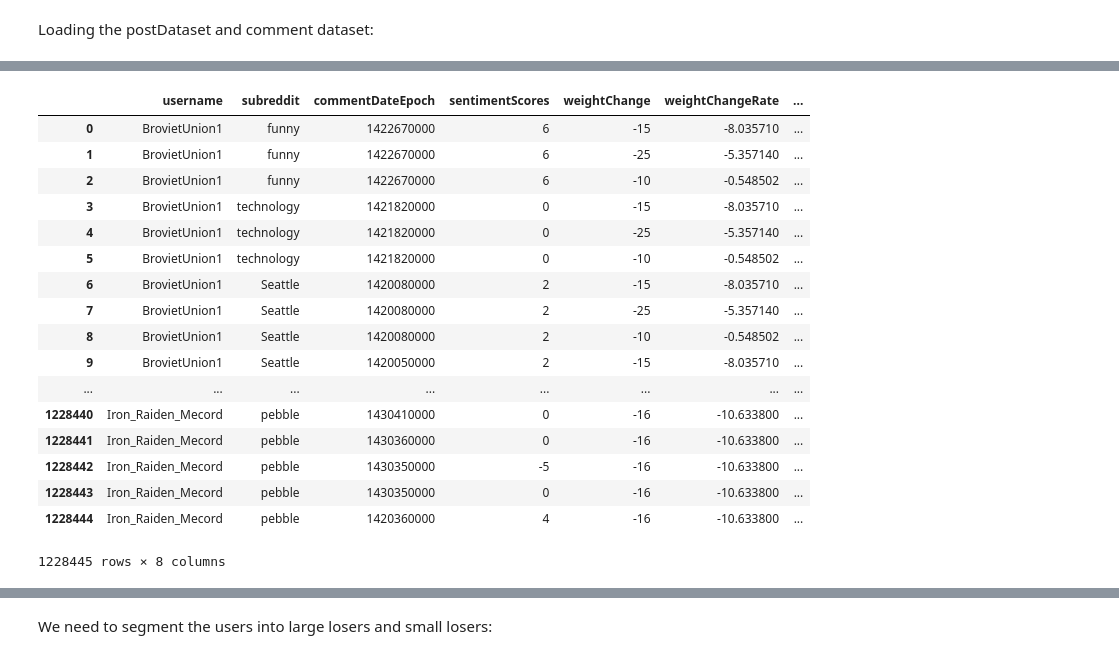
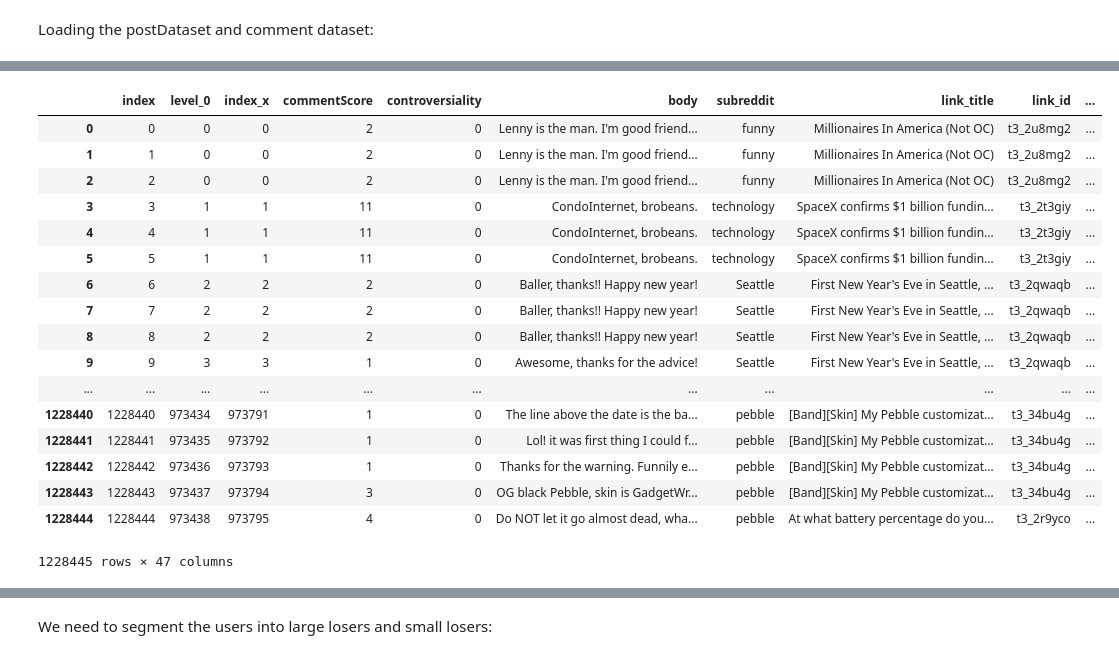
Before and after one commit to asuther/WeightLossReddit, a Jupyter notebook: Work/6.24.15 - User Sentiment before, during, after transformation.ipynb, the cells around one changed output, grey strips where cells are left out. Saved outputs shown, nothing was run; the diff lists cells and outputs as text; code cells hidden in the pictures.

```diff
--- a/Work/6.24.15 - User Sentiment before, during, after transformation.ipynb
+++ b/Work/6.24.15 - User Sentiment before, during, after transformation.ipynb
@@ -11,5 +11,5 @@ import numpy as np
 import os
 os.chdir('/Users/alexsutherland/Dropbox/Insight/WeightLossReddit/')
 # %%
-commentData = redditDataIO.loadData('userCommentData_Sentiment')
-fullWeightLossData = redditDataIO.loadData('combinedSentiment')
+#commentData = redditDataIO.loadData('userCommentData_Sentiment')
+fullWeightLossData = redditDataIO.loadData('weightLossComment_dietTime')
@@ -37,29 +16,24 @@ commentData
-# %%
-weightLossData = fullWeightLossData[['username','weightChange', 'weightChangeRate','created_utc','timeElapsedEpoch']]
-commentData = commentData[['username','subreddit','created_utc','sentimentScores']]
-
-weightLossSubredditData = pd.merge(commentData, weightLossData, how='inner',on='username')
-weightLossSubredditData.columns = [u'username', u'subreddit', u'commentDateEpoch', u'sentimentScores', u'weightChange', u'weightChangeRate', u'dietStartDateEpoch', u'timeElapsedEpoch']
-weightLossSubredditData
-# %% [output]
-|  | username | subreddit | commentDateEpoch | sentimentScores | weightChange | weightChangeRate | ... |
-| 0 | BrovietUnion1 | funny | 1422670000 | 6 | -15 | -8.035710 | ... |
-| 1 | BrovietUnion1 | funny | 1422670000 | 6 | -25 | -5.357140 | ... |
-| 2 | BrovietUnion1 | funny | 1422670000 | 6 | -10 | -0.548502 | ... |
-| 3 | BrovietUnion1 | technology | 1421820000 | 0 | -15 | -8.035710 | ... |
-| 4 | BrovietUnion1 | technology | 1421820000 | 0 | -25 | -5.357140 | ... |
-| 5 | BrovietUnion1 | technology | 1421820000 | 0 | -10 | -0.548502 | ... |
-| 6 | BrovietUnion1 | Seattle | 1420080000 | 2 | -15 | -8.035710 | ... |
-| 7 | BrovietUnion1 | Seattle | 1420080000 | 2 | -25 | -5.357140 | ... |
-| 8 | BrovietUnion1 | Seattle | 1420080000 | 2 | -10 | -0.548502 | ... |
-| 9 | BrovietUnion1 | Seattle | 1420050000 | 2 | -15 | -8.035710 | ... |
-| ... | ... | ... | ... | ... | ... | ... | ... |
-| 1228440 | Iron_Raiden_Mecord | pebble | 1430410000 | 0 | -16 | -10.633800 | ... |
-| 1228441 | Iron_Raiden_Mecord | pebble | 1430360000 | 0 | -16 | -10.633800 | ... |
-| 1228442 | Iron_Raiden_Mecord | pebble | 1430350000 | -5 | -16 | -10.633800 | ... |
-| 1228443 | Iron_Raiden_Mecord | pebble | 1430350000 | 0 | -16 | -10.633800 | ... |
-| 1228444 | Iron_Raiden_Mecord | pebble | 1420360000 | 4 | -16 | -10.633800 | ... |
-1228445 rows × 8 columns
+# %%
+fullWeightLossData
+# %% [output]
+|  | index | level_0 | index_x | commentScore | controversiality | body | subreddit | link_title | link_id | ... |
+| 0 | 0 | 0 | 0 | 2 | 0 | Lenny is the man. I'm good friend... | funny | Millionaires In America (Not OC) | t3_2u8mg2 | ... |
+| 1 | 1 | 0 | 0 | 2 | 0 | Lenny is the man. I'm good friend... | funny | Millionaires In America (Not OC) | t3_2u8mg2 | ... |
+| 2 | 2 | 0 | 0 | 2 | 0 | Lenny is the man. I'm good friend... | funny | Millionaires In America (Not OC) | t3_2u8mg2 | ... |
+| 3 | 3 | 1 | 1 | 11 | 0 | CondoInternet, brobeans. | technology | SpaceX confirms $1 billion fundin... | t3_2t3giy | ... |
+| 4 | 4 | 1 | 1 | 11 | 0 | CondoInternet, brobeans. | technology | SpaceX confirms $1 billion fundin... | t3_2t3giy | ... |
+| 5 | 5 | 1 | 1 | 11 | 0 | CondoInternet, brobeans. | technology | SpaceX confirms $1 billion fundin... | t3_2t3giy | ... |
+| 6 | 6 | 2 | 2 | 2 | 0 | Baller, thanks!! Happy new year! | Seattle | First New Year's Eve in Seattle, ... | t3_2qwaqb | ... |
+| 7 | 7 | 2 | 2 | 2 | 0 | Baller, thanks!! Happy new year! | Seattle | First New Year's Eve in Seattle, ... | t3_2qwaqb | ... |
+| 8 | 8 | 2 | 2 | 2 | 0 | Baller, thanks!! Happy new year! | Seattle | First New Year's Eve in Seattle, ... | t3_2qwaqb | ... |
+| 9 | 9 | 3 | 3 | 1 | 0 | Awesome, thanks for the advice! | Seattle | First New Year's Eve in Seattle, ... | t3_2qwaqb | ... |
+| ... | ... | ... | ... | ... | ... | ... | ... | ... | ... | ... |
+| 1228440 | 1228440 | 973434 | 973791 | 1 | 0 | The line above the date is the ba... | pebble | [Band][Skin] My Pebble customizat... | t3_34bu4g | ... |
+| 1228441 | 1228441 | 973435 | 973792 | 1 | 0 | Lol! it was first thing I could f... | pebble | [Band][Skin] My Pebble customizat... | t3_34bu4g | ... |
+| 1228442 | 1228442 | 973436 | 973793 | 1 | 0 | Thanks for the warning. Funnily e... | pebble | [Band][Skin] My Pebble customizat... | t3_34bu4g | ... |
+| 1228443 | 1228443 | 973437 | 973794 | 3 | 0 | OG black Pebble, skin is GadgetWr... | pebble | [Band][Skin] My Pebble customizat... | t3_34bu4g | ... |
+| 1228444 | 1228444 | 973438 | 973795 | 4 | 0 | Do NOT let it go almost dead, wha... | pebble | At what battery percentage do you... | t3_2r9yco | ... |
+1228445 rows × 47 columns
 # %%
 weightLossSubredditData['beforeDiet'] = weightLossSubredditData['commentDateEpoch'] < weightLossSubredditData['dietStartDateEpoch']
 weightLossSubredditData['afterDiet'] = weightLossSubredditData['commentDateEpoch'] > (weightLossSubredditData['dietStartDateEpoch'] + weightLossSubredditData['timeElapsedEpoch'])
```
Also changed, not shown: parts of 19 cells of this notebook, 14 other files.
